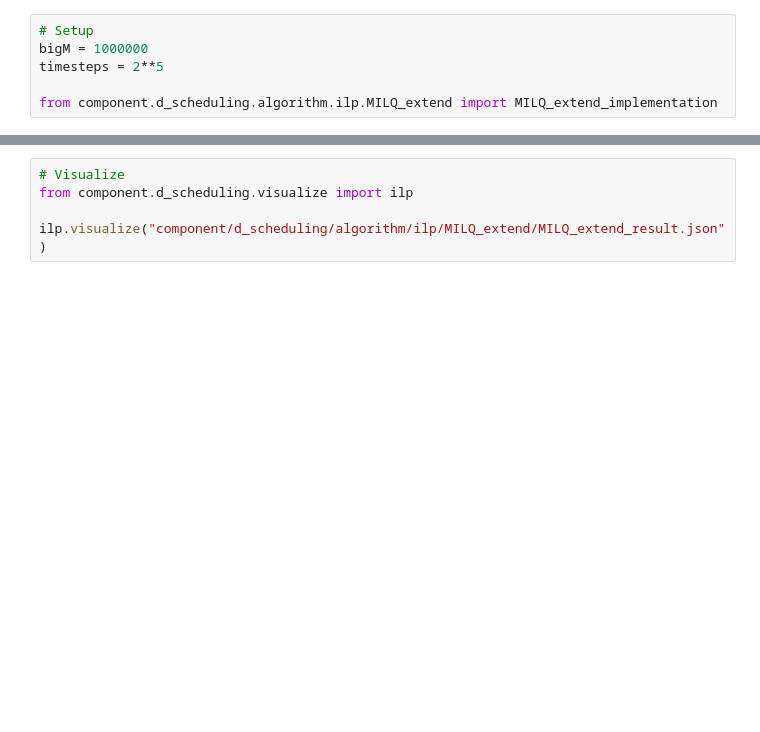
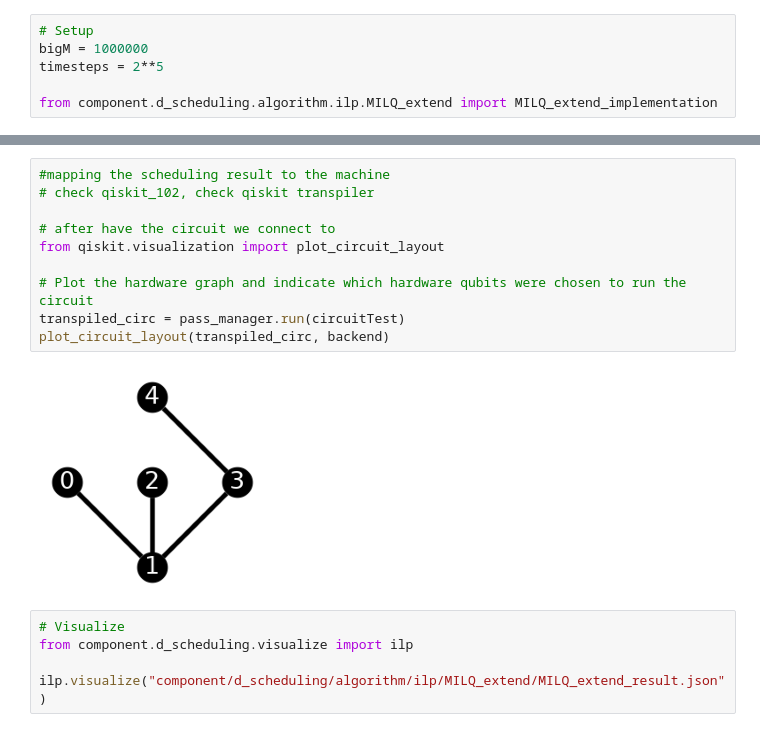
Before and after one commit to MagePro310/Quantum_Simulation_Scheduling_ver1, a Jupyter notebook: test_algorithm.ipynb, the cells around one changed output, grey strips where cells are left out. Cells and saved outputs as stored; diff of their text form; blank space fills up the shorter version.

```diff
--- a/test_algorithm.ipynb
+++ b/test_algorithm.ipynb
@@ -621,3 +120,15 @@ Total time (CPU seconds):       6.26   (Wallclock seconds):       6.33
+# %%
+#mapping the scheduling result to the machine
+# check qiskit_102, check qiskit transpiler
+
+# after have the circuit we connect to
+from qiskit.visualization import plot_circuit_layout
+
+# Plot the hardware graph and indicate which hardware qubits were chosen to run the circuit
+transpiled_circ = pass_manager.run(circuitTest)
+plot_circuit_layout(transpiled_circ, backend)
+# %% [output]
+[figure, added]
 # %%
 # Visualize
 from component.d_scheduling.visualize import ilp
```
Also changed, not shown: parts of 42 cells of this notebook, 9 other files.
